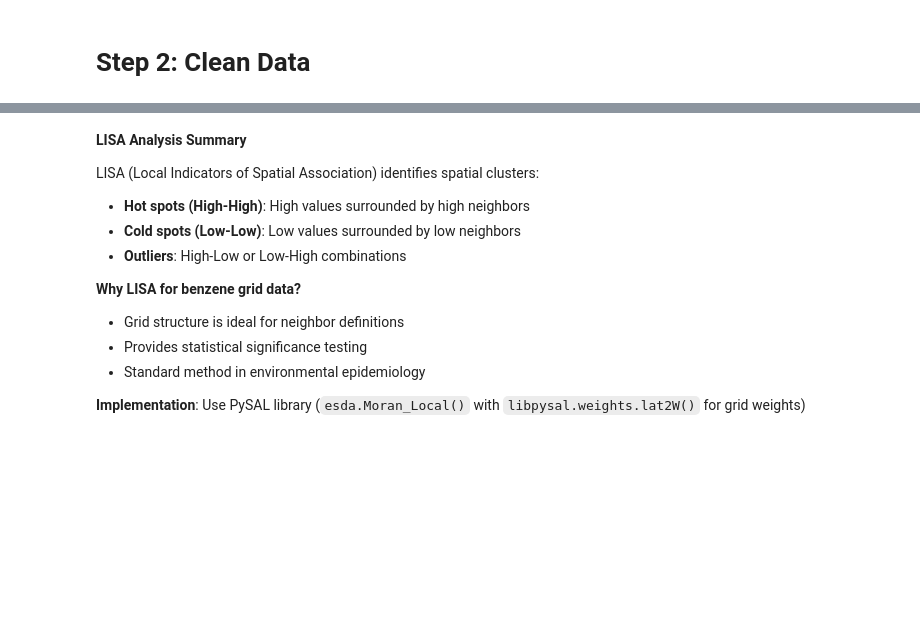
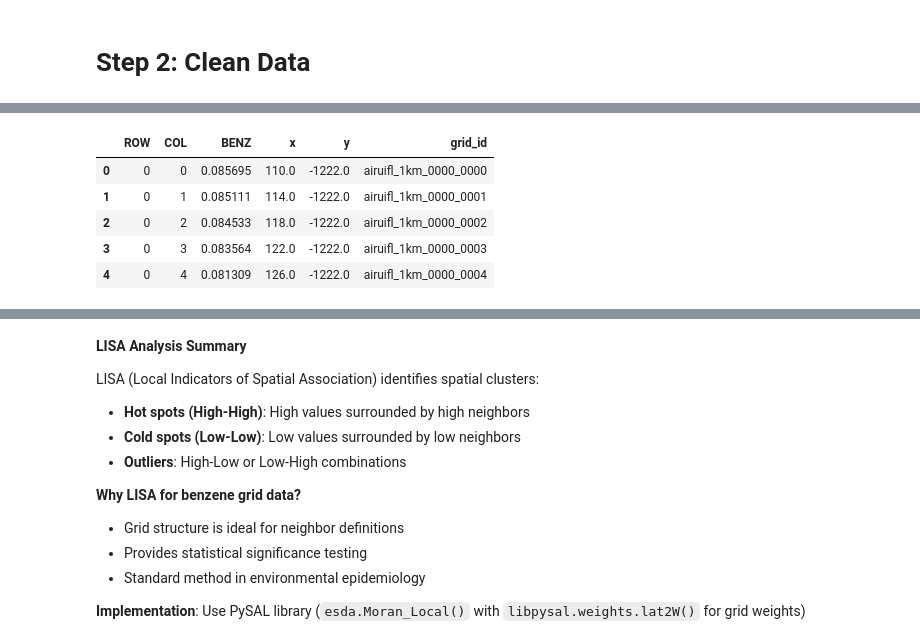
Before and after one commit to npr99/integrate_people_theme1_cookbook, a Jupyter notebook: ip1_2cv3_hourlyair.ipynb, the cells around one changed output, grey strips where cells are left out. Drawn from its saved outputs; the diff is of its cells as text; code cells hidden in the pictures; blank space fills up the shorter version.

```diff
--- a/ip1_2cv3_hourlyair.ipynb
+++ b/ip1_2cv3_hourlyair.ipynb
@@ -98,12 +142,19 @@ summed_benz_with_coords_df['BENZ'].describe().T
 # %%
 # add unique id based off ROW and COL
 def generate_grid_id(row, col, resolution="1km"):
-    return f"air{resolution}_{int(row):04d}_{int(col):04d}"
+    return f"airuifl_{resolution}_{int(row):04d}_{int(col):04d}"
 
 summed_benz_with_coords_df['grid_id'] = summed_benz_with_coords_df.apply(lambda row:
                             generate_grid_id(row['ROW'], row['COL'], resolution="1km"),
                             axis=1)
 summed_benz_with_coords_df.head()
+# %% [output]
+|  | ROW | COL | BENZ | x | y | grid_id |
+| 0 | 0 | 0 | 0.085695 | 110.0 | -1222.0 | airuifl_1km_0000_0000 |
+| 1 | 0 | 1 | 0.085111 | 114.0 | -1222.0 | airuifl_1km_0000_0001 |
+| 2 | 0 | 2 | 0.084533 | 118.0 | -1222.0 | airuifl_1km_0000_0002 |
+| 3 | 0 | 3 | 0.083564 | 122.0 | -1222.0 | airuifl_1km_0000_0003 |
+| 4 | 0 | 4 | 0.081309 | 126.0 | -1222.0 | airuifl_1km_0000_0004 |
 # %%
 import matplotlib.pyplot as plt
 
```
Also changed, not shown: parts of 18 cells of this notebook, 3 other files.
